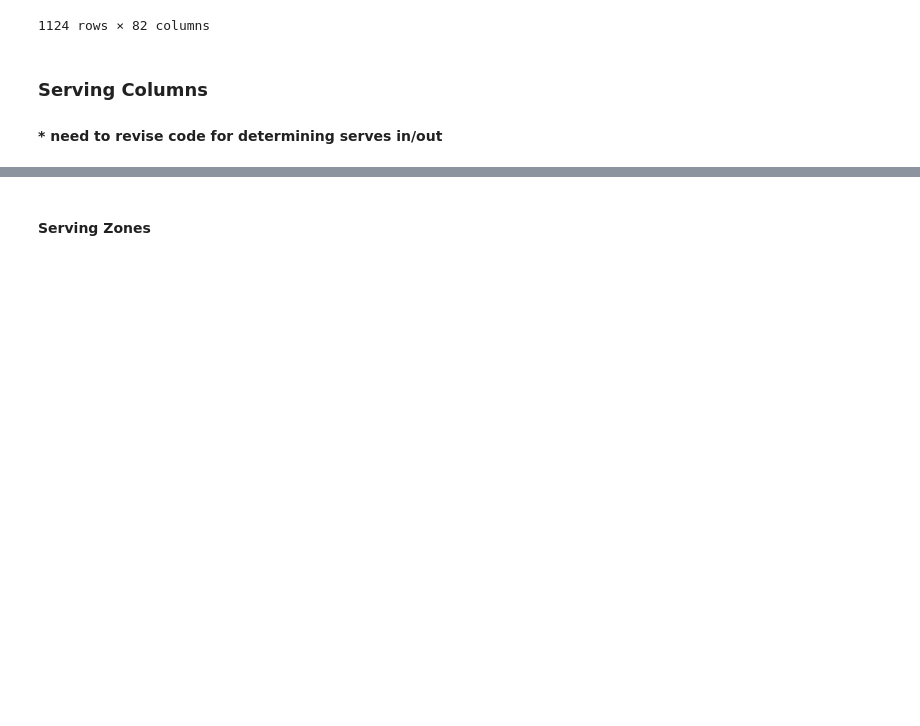
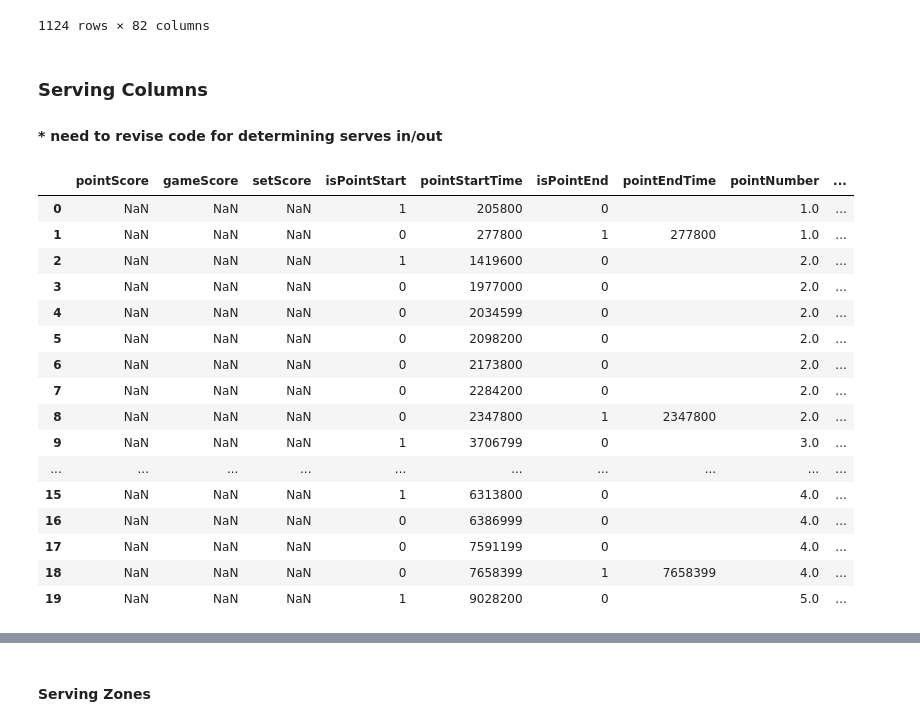
Before and after one commit to cjgimena/UCLA-Tennis-Consulting, a Jupyter notebook: SwingVision/SwingVisionTransformation.ipynb, the cells around one changed output, grey strips where cells are left out. Drawn from its saved outputs; the diff is of its cells as text; code cells hidden in the pictures; blank space fills up the shorter version.

```diff
--- a/SwingVision/SwingVisionTransformation.ipynb
+++ b/SwingVision/SwingVisionTransformation.ipynb
@@ -286,7 +286,25 @@ shot_data.isErrorNet = np.where((shot_data.Result == 'Net'), 1, '')
 shot_data.isErrorWide = np.where((shot_data.Result == 'Out') & (abs(shot_data.shotLocationX) > 157.5), 1, '')
 shot_data.isErrorLong = np.where((shot_data.Result == 'Out') & (abs(shot_data.shotLocationY) > 455), 1, '')
 # %%
-#shot_data.head(20)
+shot_data.head(20)
+# %% [output]
+|  | pointScore | gameScore | setScore | isPointStart | pointStartTime | isPointEnd | pointEndTime | pointNumber | ... |
+| 0 | NaN | NaN | NaN | 1 | 205800 | 0 |  | 1.0 | ... |
+| 1 | NaN | NaN | NaN | 0 | 277800 | 1 | 277800 | 1.0 | ... |
+| 2 | NaN | NaN | NaN | 1 | 1419600 | 0 |  | 2.0 | ... |
+| 3 | NaN | NaN | NaN | 0 | 1977000 | 0 |  | 2.0 | ... |
+| 4 | NaN | NaN | NaN | 0 | 2034599 | 0 |  | 2.0 | ... |
+| 5 | NaN | NaN | NaN | 0 | 2098200 | 0 |  | 2.0 | ... |
+| 6 | NaN | NaN | NaN | 0 | 2173800 | 0 |  | 2.0 | ... |
+| 7 | NaN | NaN | NaN | 0 | 2284200 | 0 |  | 2.0 | ... |
+| 8 | NaN | NaN | NaN | 0 | 2347800 | 1 | 2347800 | 2.0 | ... |
+| 9 | NaN | NaN | NaN | 1 | 3706799 | 0 |  | 3.0 | ... |
+| ... | ... | ... | ... | ... | ... | ... | ... | ... | ... |
+| 15 | NaN | NaN | NaN | 1 | 6313800 | 0 |  | 4.0 | ... |
+| 16 | NaN | NaN | NaN | 0 | 6386999 | 0 |  | 4.0 | ... |
+| 17 | NaN | NaN | NaN | 0 | 7591199 | 0 |  | 4.0 | ... |
+| 18 | NaN | NaN | NaN | 0 | 7658399 | 1 | 7658399 | 4.0 | ... |
+| 19 | NaN | NaN | NaN | 1 | 9028200 | 0 |  | 5.0 | ... |
 # %%
 # server far/near --> still need to fill in missing vals with value above (ffill?)
 shot_data.serverFarNear = np.where((shot_data.Type == 'serve'), np.where(shot_data['Hit Side'] == 'far', 'Far', 'Near'), '')
```
Also changed, not shown: parts of 4 cells of this notebook.
